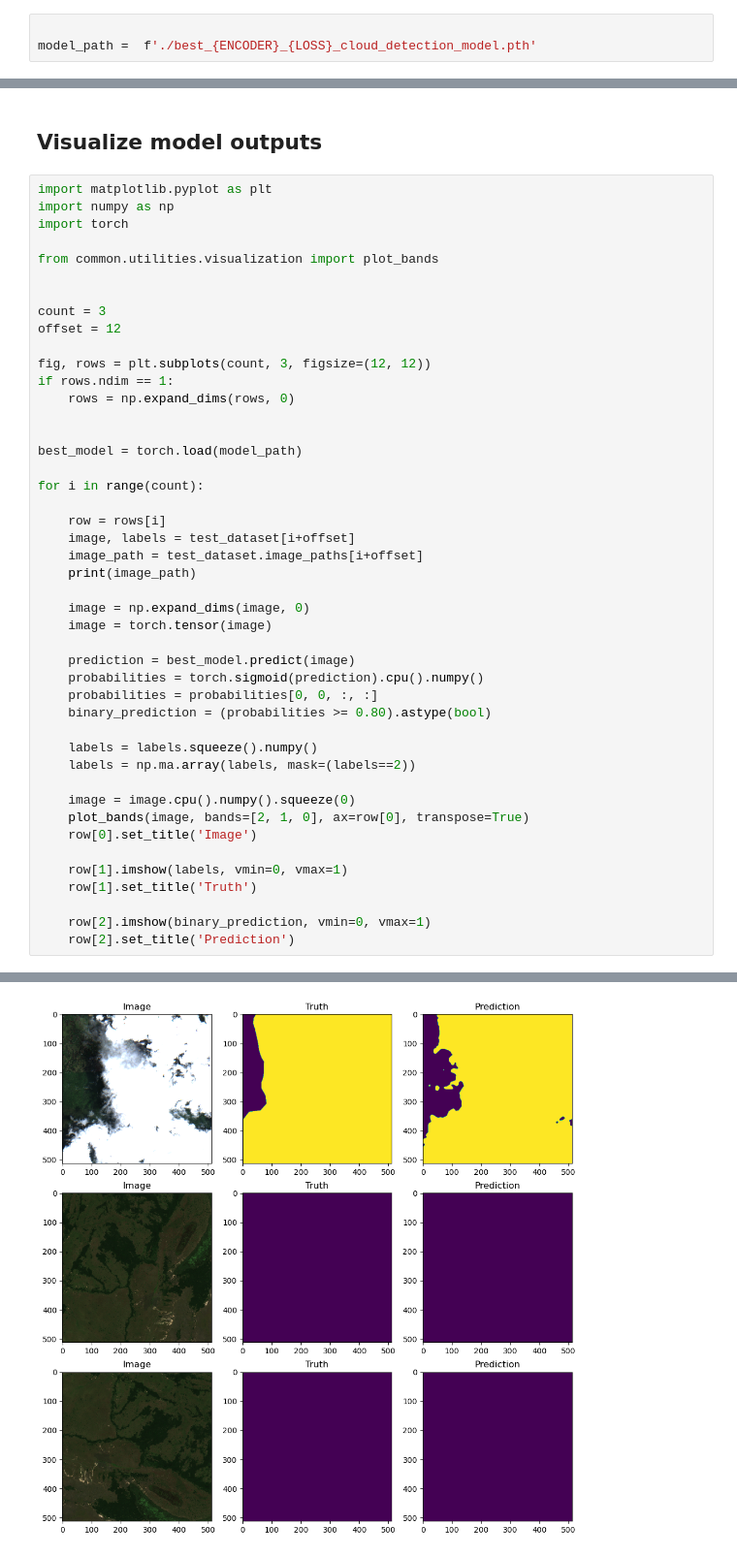
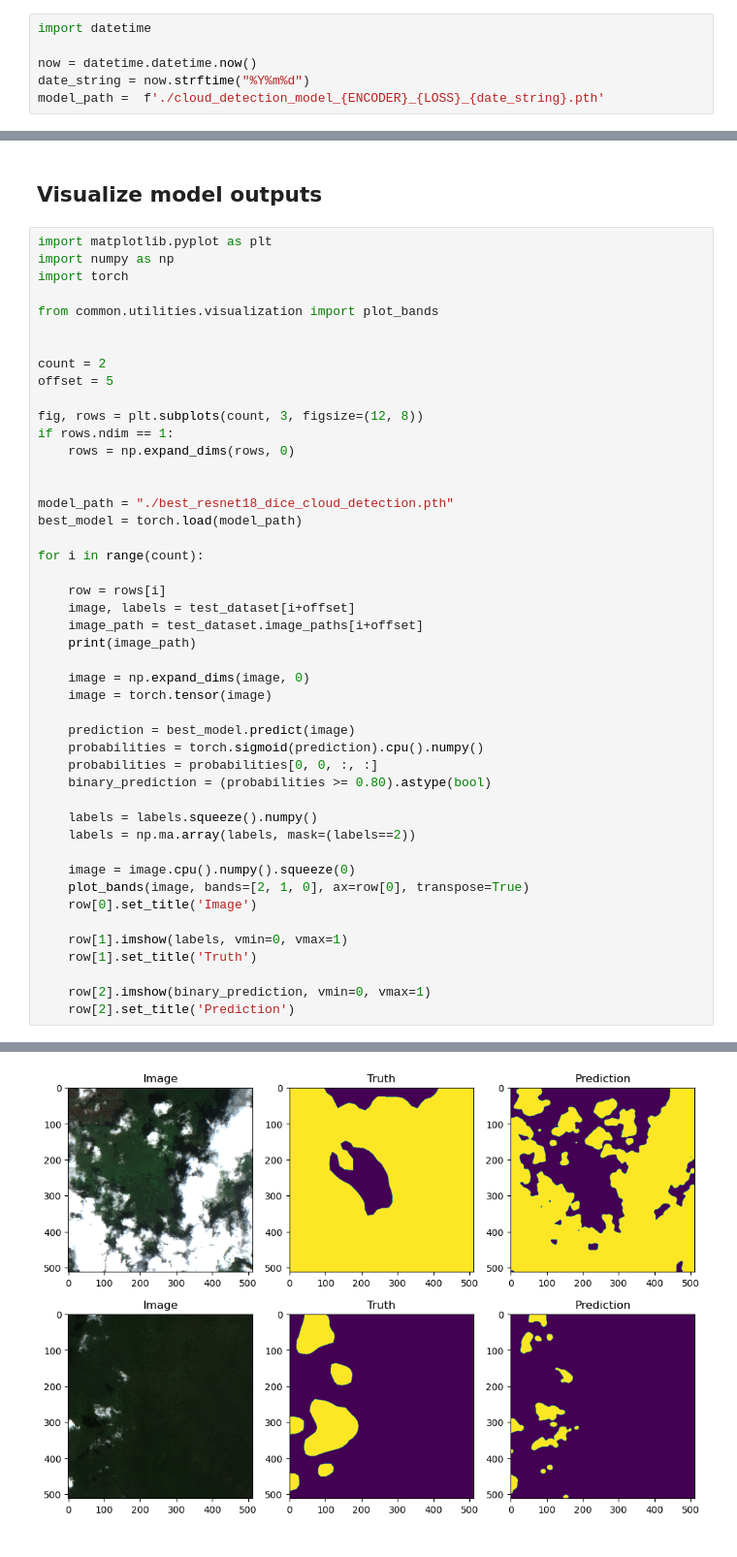
Before and after one commit to caseyslaught/smartcarte-containers, a Jupyter notebook: notebooks/src/RunBuildCloudModel.ipynb, the cells around one changed output, grey strips where cells are left out. Shown at 97% size. Cells and saved outputs as stored; diff of their text form.

```diff
--- a/notebooks/src/RunBuildCloudModel.ipynb
+++ b/notebooks/src/RunBuildCloudModel.ipynb
@@ -96,8 +96,11 @@ Downloading: "https://download.pytorch.org/models/resnet18-5c106cde.pth" to /roo
 # %% [markdown]
 ## Set up epochs and run training
 # %%
+import datetime
 
-model_path =  f'./best_{ENCODER}_{LOSS}_cloud_detection_model.pth'
+now = datetime.datetime.now()
+date_string = now.strftime("%Y%m%d")
+model_path =  f'./cloud_detection_model_{ENCODER}_{LOSS}_{date_string}.pth'
 # %%
 
 print(model_path)
@@ -156,14 +159,15 @@ import torch
 from common.utilities.visualization import plot_bands
 
 
-count = 3
-offset = 12
+count = 2
+offset = 5
 
-fig, rows = plt.subplots(count, 3, figsize=(12, 12))
+fig, rows = plt.subplots(count, 3, figsize=(12, 8))
 if rows.ndim == 1:
     rows = np.expand_dims(rows, 0)
 
 
+model_path = "./best_resnet18_dice_cloud_detection.pth"
 best_model = torch.load(model_path)
 
 for i in range(count):
@@ -200 +203 @@ for i in range(count):
-[figure, old version]
+[figure, new version]
```
Also changed, not shown: parts of 6 cells of this notebook, 7 other files.
